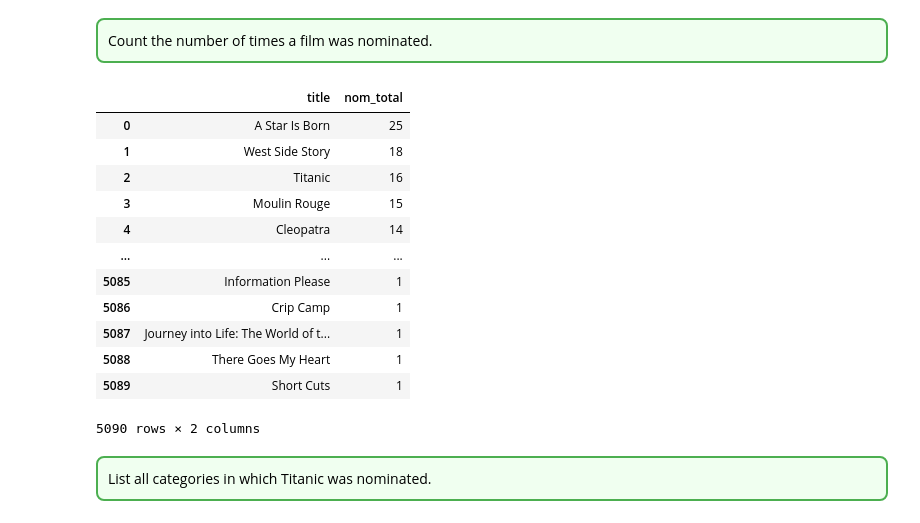
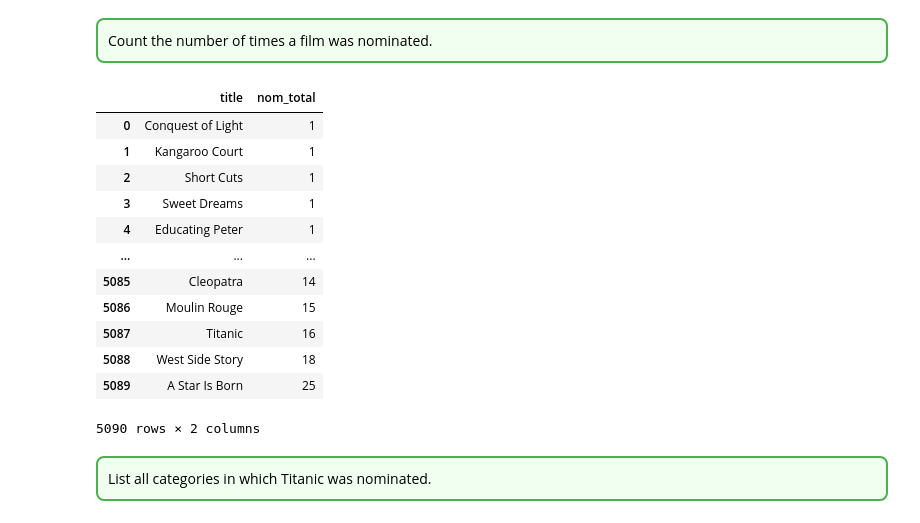
Before and after one commit to Danila-Pechenev/databases_project, a Jupyter notebook: db_project.ipynb, the cells around one changed output. Saved outputs shown, nothing was run; the diff lists cells and outputs as text; code cells hidden in the pictures.

```diff
--- a/db_project.ipynb
+++ b/db_project.ipynb
@@ -531,24 +531,24 @@ Count the number of times a film was nominated.
 # %%
 run_query("""
 SELECT film.title, COUNT(Nomination.nom_id) AS nom_total
 FROM film
 JOIN nomination ON film.film_id = nomination.film_id
 GROUP BY film.title
-ORDER BY nom_total desc
+ORDER BY nom_total
 ;""")
 # %% [output]
 |  | title | nom_total |
-| 0 | A Star Is Born | 25 |
-| 1 | West Side Story | 18 |
-| 2 | Titanic | 16 |
-| 3 | Moulin Rouge | 15 |
-| 4 | Cleopatra | 14 |
+| 0 | Conquest of Light | 1 |
+| 1 | Kangaroo Court | 1 |
+| 2 | Short Cuts | 1 |
+| 3 | Sweet Dreams | 1 |
+| 4 | Educating Peter | 1 |
 | ... | ... | ... |
-| 5085 | Information Please | 1 |
-| 5086 | Crip Camp | 1 |
-| 5087 | Journey into Life: The World of t... | 1 |
-| 5088 | There Goes My Heart | 1 |
-| 5089 | Short Cuts | 1 |
+| 5085 | Cleopatra | 14 |
+| 5086 | Moulin Rouge | 15 |
+| 5087 | Titanic | 16 |
+| 5088 | West Side Story | 18 |
+| 5089 | A Star Is Born | 25 |
 5090 rows × 2 columns
 # %% [markdown]
 <div style="border: 2px solid #4CAF50; padding: 10px; border-radius: 8px; background-color:#f0fff0">
```
Also changed, not shown: parts of 22 cells of this notebook.
